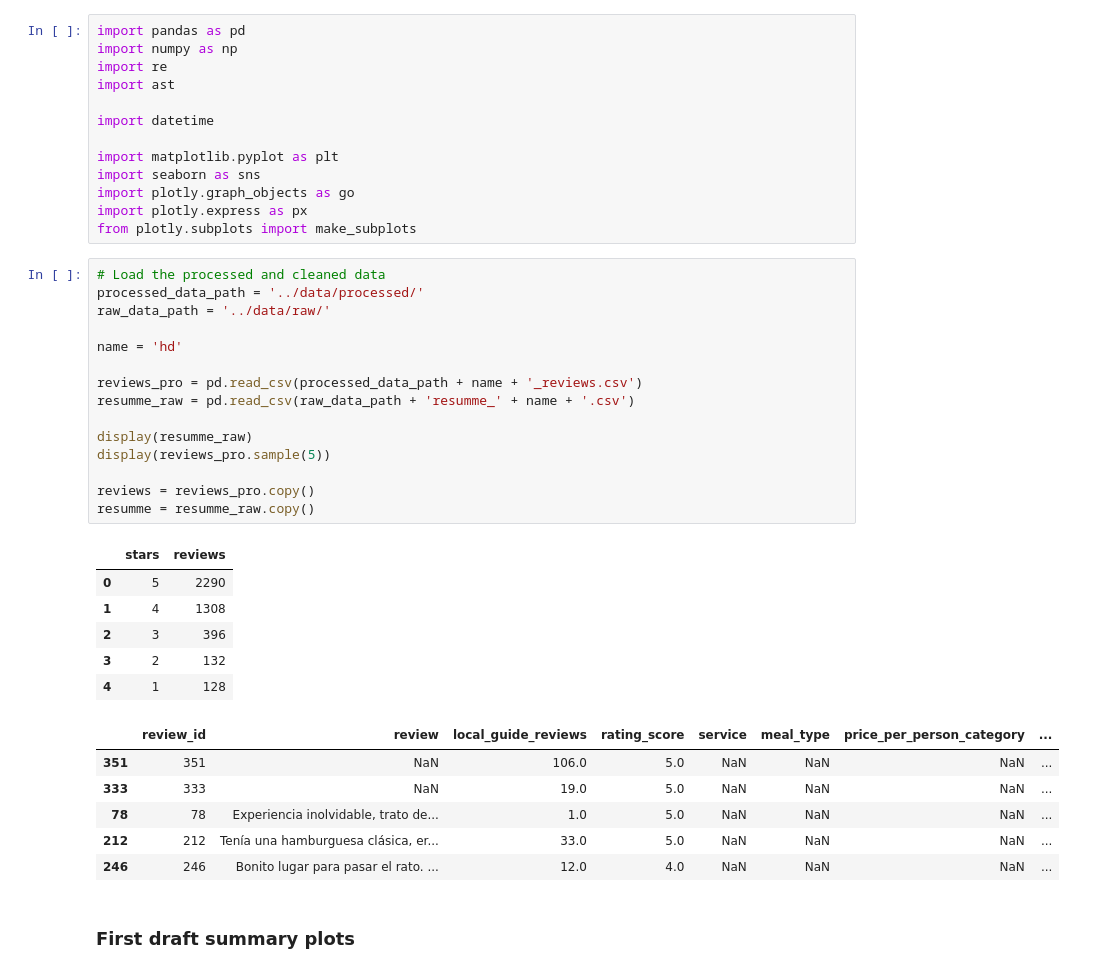
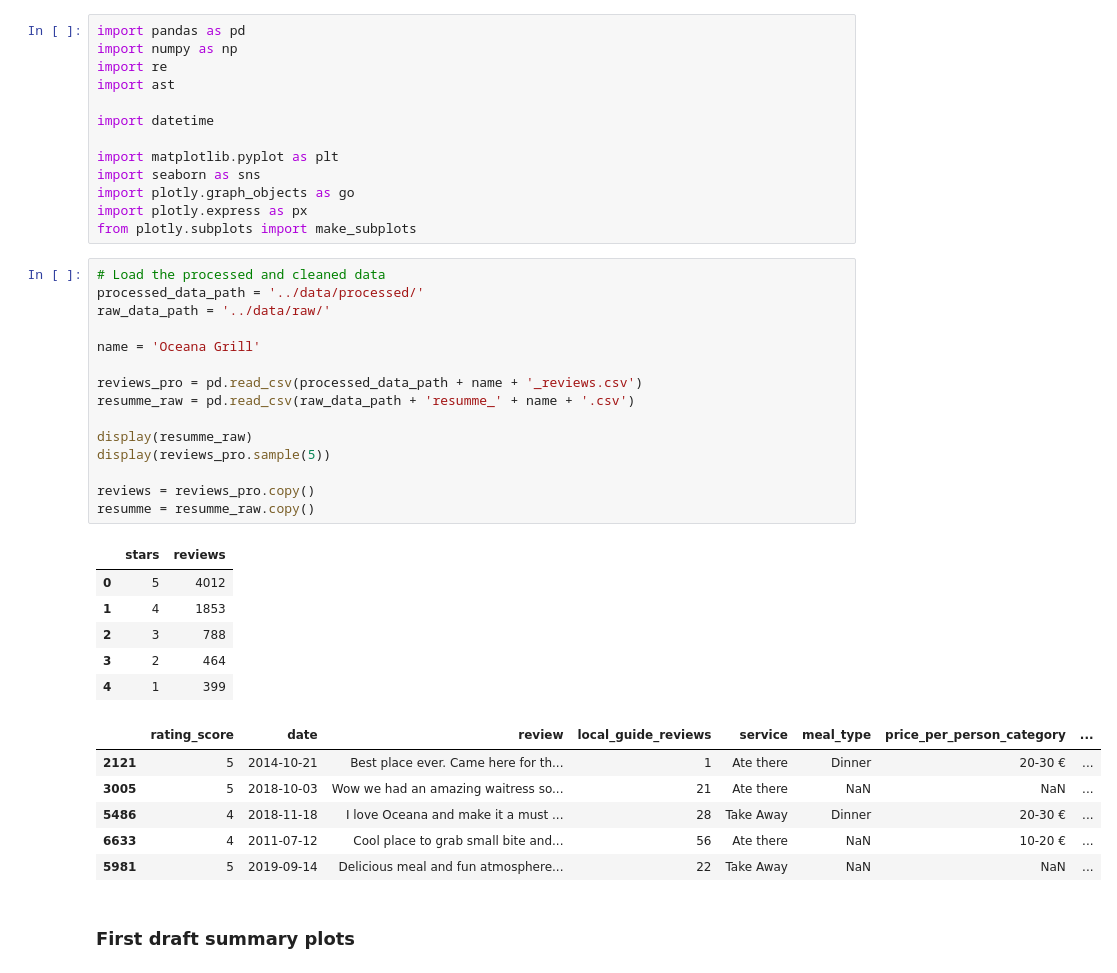
Before and after one commit to EAlmazanG/sensentiment-analysis-reviews, a Jupyter notebook: notebooks/sentiment_analysis.ipynb, the cells around one changed output. Cells and saved outputs as stored; diff of their text form.

```diff
--- a/notebooks/sentiment_analysis.ipynb
+++ b/notebooks/sentiment_analysis.ipynb
@@ -14,31 +14,31 @@ from plotly.subplots import make_subplots
 # %%
 # Load the processed and cleaned data
 processed_data_path = '../data/processed/'
 raw_data_path = '../data/raw/'
 
-name = 'hd'
+name = 'Oceana Grill'
 
 reviews_pro = pd.read_csv(processed_data_path + name + '_reviews.csv')
 resumme_raw = pd.read_csv(raw_data_path + 'resumme_' + name + '.csv')
 
 display(resumme_raw)
 display(reviews_pro.sample(5))
 
 reviews = reviews_pro.copy()
 resumme = resumme_raw.copy()
 # %% [output]
 |  | stars | reviews |
-| 0 | 5 | 2290 |
-| 1 | 4 | 1308 |
-| 2 | 3 | 396 |
-| 3 | 2 | 132 |
-| 4 | 1 | 128 |
+| 0 | 5 | 4012 |
+| 1 | 4 | 1853 |
+| 2 | 3 | 788 |
+| 3 | 2 | 464 |
+| 4 | 1 | 399 |
-|  | review_id | review | local_guide_reviews | rating_score | service | meal_type | price_per_person_category | ... |
-| 351 | 351 | NaN | 106.0 | 5.0 | NaN | NaN | NaN | ... |
-| 333 | 333 | NaN | 19.0 | 5.0 | NaN | NaN | NaN | ... |
-| 78 | 78 | Experiencia inolvidable, trato de... | 1.0 | 5.0 | NaN | NaN | NaN | ... |
-| 212 | 212 | Tenía una hamburguesa clásica, er... | 33.0 | 5.0 | NaN | NaN | NaN | ... |
-| 246 | 246 | Bonito lugar para pasar el rato. ... | 12.0 | 4.0 | NaN | NaN | NaN | ... |
+|  | rating_score | date | review | local_guide_reviews | service | meal_type | price_per_person_category | ... |
+| 2121 | 5 | 2014-10-21 | Best place ever. Came here for th... | 1 | Ate there | Dinner | 20-30 € | ... |
+| 3005 | 5 | 2018-10-03 | Wow we had an amazing waitress so... | 21 | Ate there | NaN | NaN | ... |
+| 5486 | 4 | 2018-11-18 | I love Oceana and make it a must ... | 28 | Take Away | Dinner | 20-30 € | ... |
+| 6633 | 4 | 2011-07-12 | Cool place to grab small bite and... | 56 | Ate there | NaN | 10-20 € | ... |
+| 5981 | 5 | 2019-09-14 | Delicious meal and fun atmosphere... | 22 | Take Away | NaN | NaN | ... |
 # %% [markdown]
 ### First draft summary plots
 # %%
```
Also changed, not shown: parts of 4 cells of this notebook, 3 other files.
